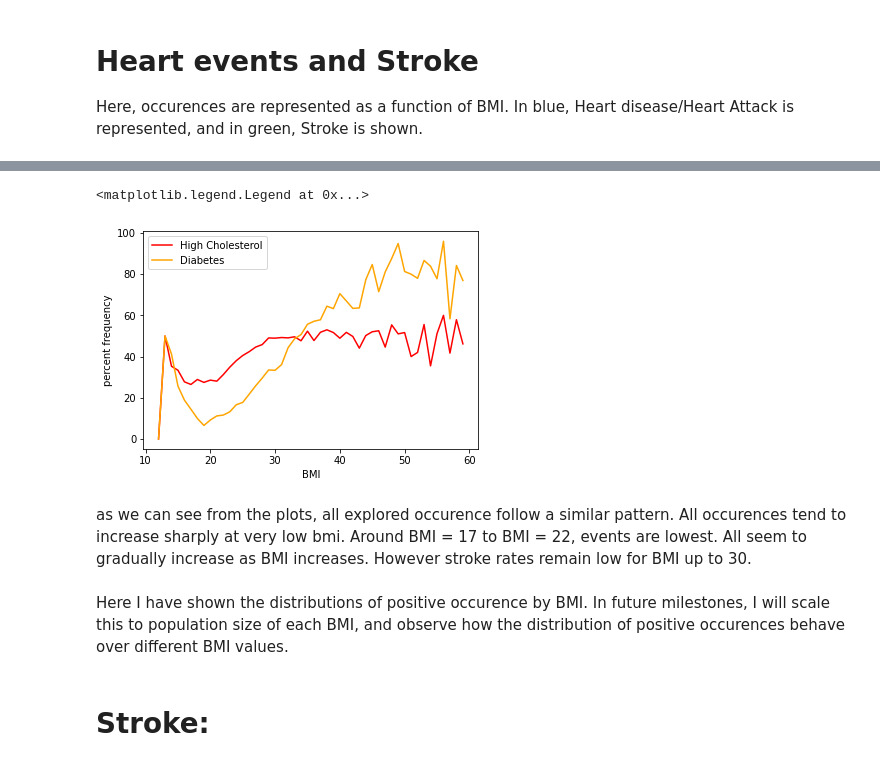
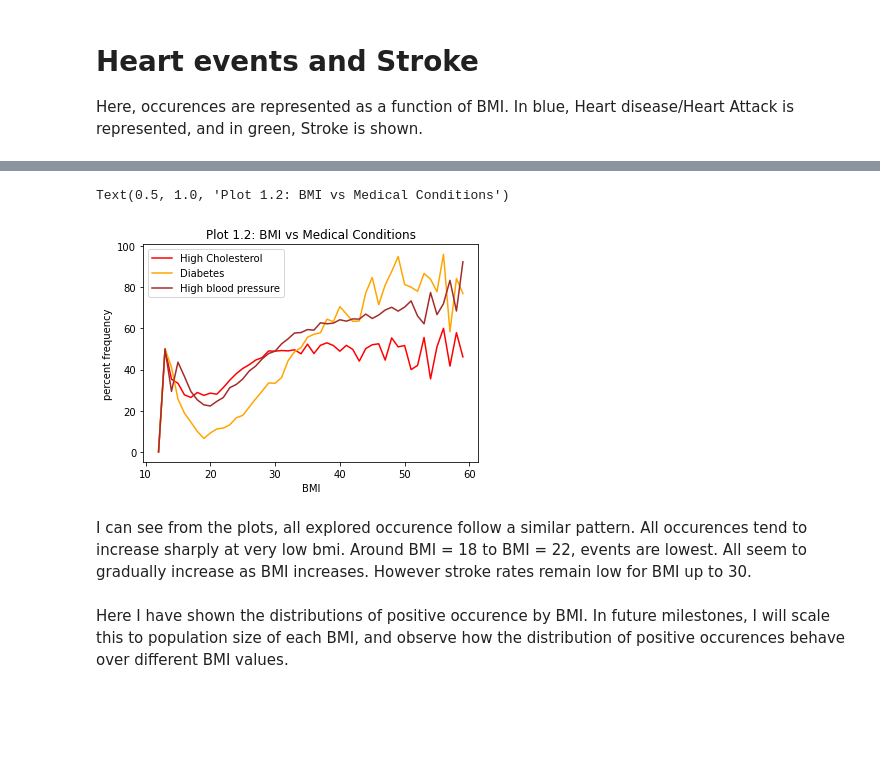
Before and after one commit to ubco-W2022T1-cosc301/project-group50, a Jupyter notebook: notebooks/analysis2.ipynb, the cells around one changed output, grey strips where cells are left out. Cells and saved outputs as stored; diff of their text form; code cells hidden in the pictures; blank space fills up the shorter version.

```diff
--- a/notebooks/analysis2.ipynb
+++ b/notebooks/analysis2.ipynb
@@ -91,12 +85,14 @@ As the legend shows, High Cholesterol is plotted in red and Diabetes is plotted
 # %%
 plt.plot(df.groupby("BMI")['HighChol'].mean()*100 , label = "High Cholesterol" ,color = 'red')
-plt.xlabel("BMI")
 plt.plot(df.groupby("BMI")['Diabetes'].mean()*100 ,color = 'Orange',label ="Diabetes" )
+plt.plot(df.groupby("BMI")['HighBP'].mean()*100 ,color = 'brown',label ="High blood pressure" )
+
 plt.xlabel("BMI")
 plt.ylabel("percent frequency")
 plt.legend(loc="upper left")
+plt.title("Plot 1.2: BMI vs Medical Conditions")
 # %% [output]
-<matplotlib.legend.Legend at 0x...>
+Text(0.5, 1.0, 'Plot 1.2: BMI vs Medical Conditions')
-[figure, old version]
+[figure, new version]
 # %% [markdown]
-as we can see from the plots, all explored occurence follow a similar pattern. All occurences tend to increase sharply at very low bmi. Around BMI = 17 to BMI = 22, events are lowest. All seem to gradually increase as BMI increases. However stroke rates remain low for BMI up to 30.
+I can see from the plots, all explored occurence follow a similar pattern. All occurences tend to increase sharply at very low bmi. Around BMI = 18 to BMI = 22, events are lowest. All seem to gradually increase as BMI increases. However stroke rates remain low for BMI up to 30.
@@ -118,4 +99,2 @@ diabetes = diabetes.loc[:,["BMI"]]
 # %% [markdown]
 Here I have shown the distributions of positive occurence by BMI. In future milestones, I will scale this to population size of each BMI, and observe how the distribution of positive occurences behave over different BMI values.
-# %% [markdown]
-# Stroke:
```
Also changed, not shown: parts of 24 cells of this notebook, 6 other files.
